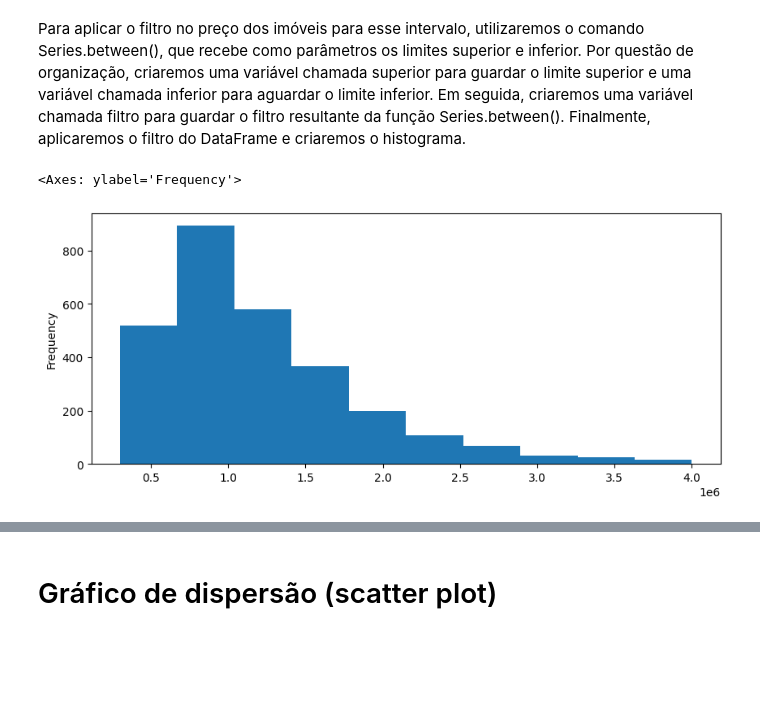
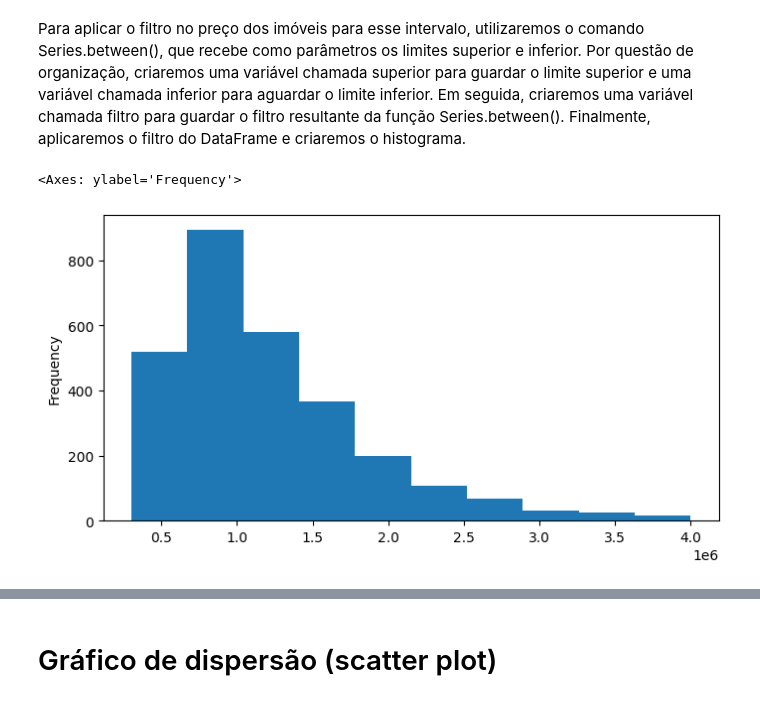
Before and after one commit to cvs2010/Data-Science-Projects, a Jupyter notebook: 00_pandas_tutorial.ipynb, the cells around one changed output, grey strips where cells are left out. Saved outputs shown, nothing was run; the diff lists cells and outputs as text; code cells hidden in the pictures; blank space fills up the shorter version.

```diff
--- a/00_pandas_tutorial.ipynb
+++ b/00_pandas_tutorial.ipynb
@@ -558,8 +617,8 @@ Para aplicar o filtro no preço dos imóveis para esse intervalo, utilizaremos o
 # %%
 lim_superior = 4000000
 lim_inferior = 300000
 filtro_housing_preco = housing.preco.between(lim_inferior, lim_superior)
-housing[filtro_housing_preco].preco.plot.hist(figsize=(10, 4))
+housing[filtro_housing_preco].preco.plot.hist(figsize=(8, 4))
 # %% [output]
 <Axes: ylabel='Frequency'>
-[figure, old version]
+[figure, new version]
```
Also changed, not shown: parts of 12 cells of this notebook.
